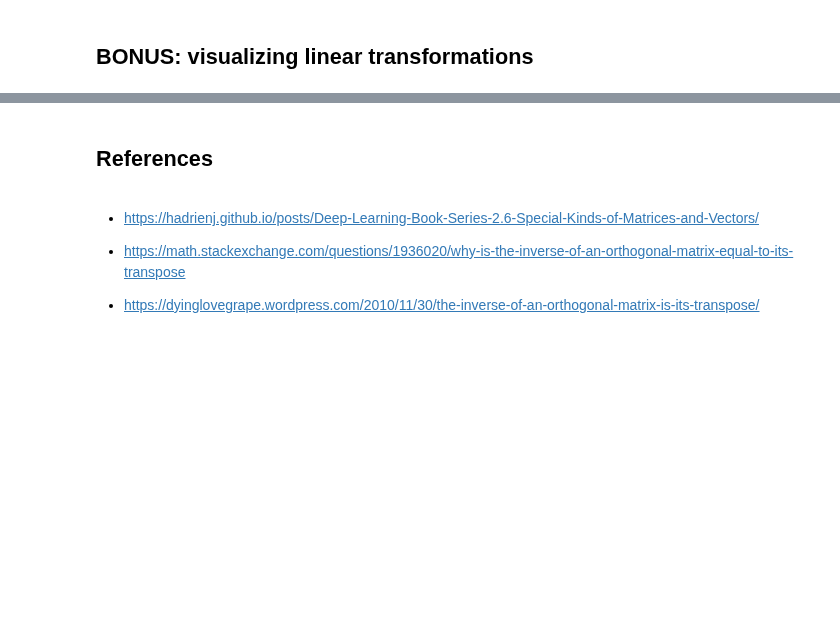
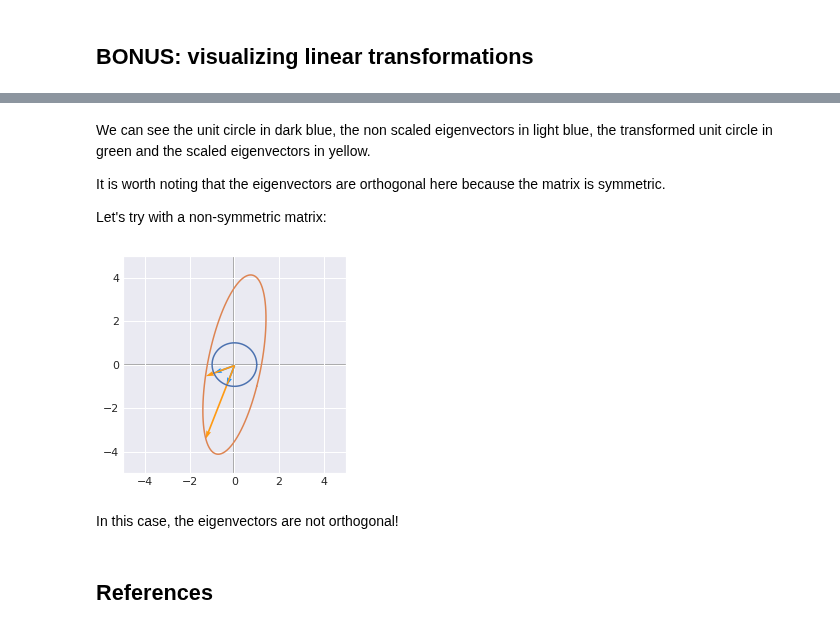
Before and after one commit to rahiakela/mathematics-for-machine-learning, a Jupyter notebook: deep-learning-book-maths/2_7_eigen_decomposition.ipynb, the cells around one changed output, grey strips where cells are left out. Saved outputs shown, nothing was run; the diff lists cells and outputs as text; code cells hidden in the pictures; blank space fills up the shorter version.

```diff
--- a/deep-learning-book-maths/2_7_eigen_decomposition.ipynb
+++ b/deep-learning-book-maths/2_7_eigen_decomposition.ipynb
@@ -1304,8 +1375,19 @@ We have seen a lot of things in this chapter. We saw that linear algebra can be
+# %% [markdown]
+We can see the unit circle in dark blue, the non scaled eigenvectors in light blue, the transformed unit circle in green and the scaled eigenvectors in yellow.
+
+It is worth noting that the eigenvectors are orthogonal here because the matrix is symmetric.
+
+Let's try with a non-symmetric matrix:
+# %%
+A = np.array([
+  [1, 1],
+  [-1, 4]
+])
+
+linear_transformation(A)
+# %% [output]
+[figure, added]
+# %% [markdown]
+In this case, the eigenvectors are not orthogonal!
 # %% [markdown]
 ## References
-# %% [markdown]
-- https://hadrienj.github.io/posts/Deep-Learning-Book-Series-2.6-Special-Kinds-of-Matrices-and-Vectors/
-
-- https://math.stackexchange.com/questions/1936020/why-is-the-inverse-of-an-orthogonal-matrix-equal-to-its-transpose
-
-- https://dyinglovegrape.wordpress.com/2010/11/30/the-inverse-of-an-orthogonal-matrix-is-its-transpose/
```
Also changed, not shown: parts of 7 cells of this notebook.
